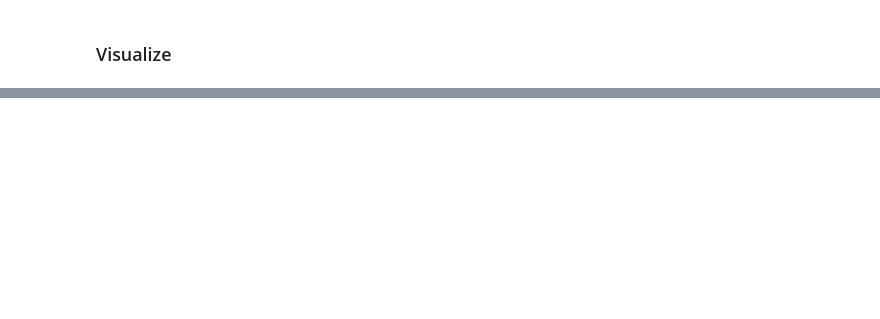
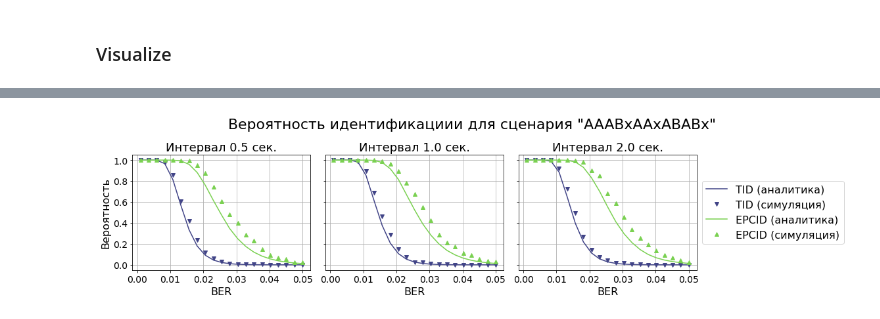
Before and after one commit to larioandr/thesis-rfidam, a Jupyter notebook: experiments/3. Simulations.ipynb, the cells around one changed output, grey strips where cells are left out. Cells and saved outputs as stored; diff of their text form; code cells hidden in the pictures; blank space fills up the shorter version.

```diff
--- a/experiments/3. Simulations.ipynb
+++ b/experiments/3. Simulations.ipynb
@@ -233,0 +305,4 @@ SyntaxError: invalid syntax (<ipython-input-15-e3baba24f3c1>, line 42)
+# %%
+plot_id_probs("AAABxAAxABABx", show_suptitle=True, save=True)
+# %% [output]
+[figure, added]
```
Also changed, not shown: parts of 18 cells of this notebook, 5 other files.
